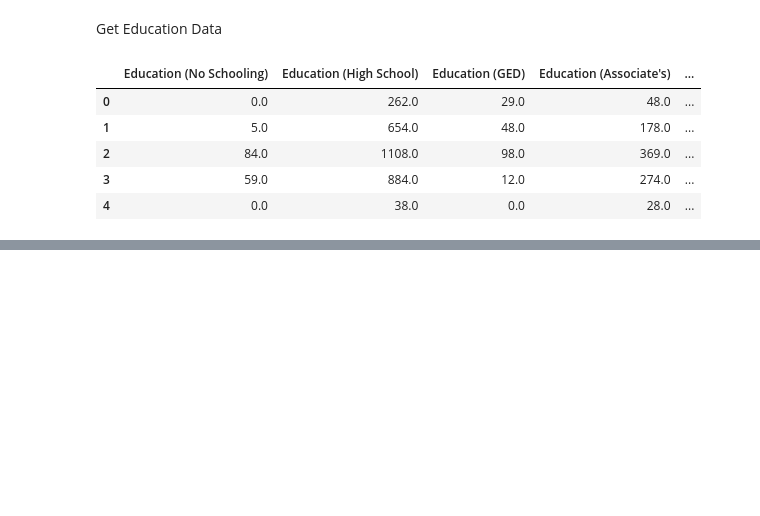
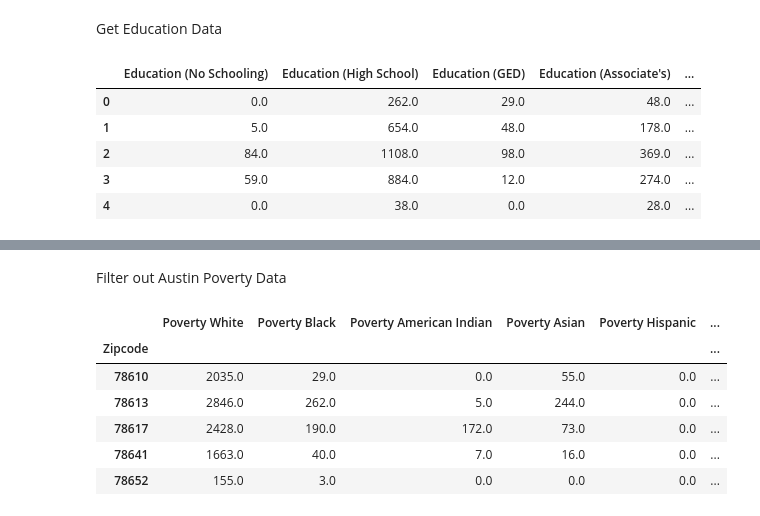
Before and after one commit to travis-tyler/AustinPopulationData, a Jupyter notebook: Rob/US_Census API.ipynb, the cells around one changed output, grey strips where cells are left out. Drawn from its saved outputs; the diff is of its cells as text; code cells hidden in the pictures; blank space fills up the shorter version.

```diff
--- a/Rob/US_Census API.ipynb
+++ b/Rob/US_Census API.ipynb
@@ -166,0 +186,18 @@ Filter out the Austin Data
+# %% [markdown]
+Filter out Austin Poverty Data
+# %%
+# Filter out rows where zipcode is in Austin
+Austin_poverty = us_poverty_df[us_poverty_df["Zipcode"].isin(Austin_zip_codes)]
+
+# Set zipcode as index
+Austin_poverty = Austin_poverty.set_index("Zipcode")
+
+Austin_poverty.head()
+# %% [output]
+|  | Poverty White | Poverty Black | Poverty American Indian | Poverty Asian | Poverty Hispanic | ... |
+| Zipcode |  |  |  |  |  | ... |
+| 78610 | 2035.0 | 29.0 | 0.0 | 55.0 | 0.0 | ... |
+| 78613 | 2846.0 | 262.0 | 5.0 | 244.0 | 0.0 | ... |
+| 78617 | 2428.0 | 190.0 | 172.0 | 73.0 | 0.0 | ... |
+| 78641 | 1663.0 | 40.0 | 7.0 | 16.0 | 0.0 | ... |
+| 78652 | 155.0 | 3.0 | 0.0 | 0.0 | 0.0 | ... |
```
Also changed, not shown: parts of 17 cells of this notebook, 37 other files.
